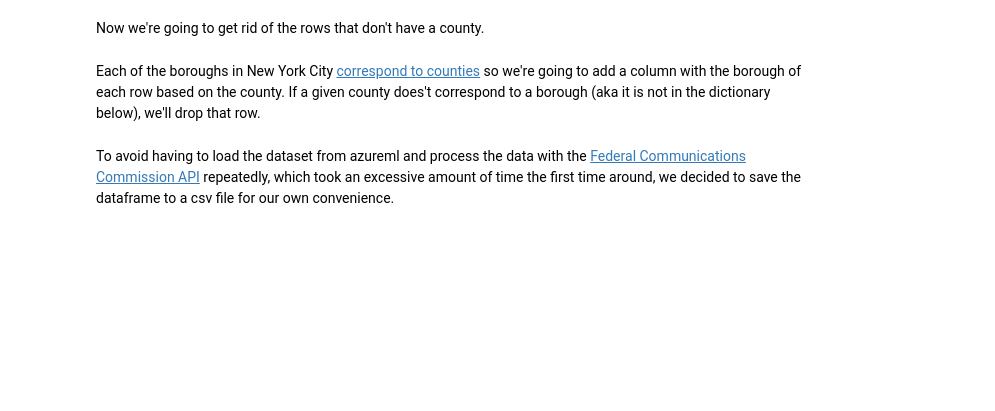
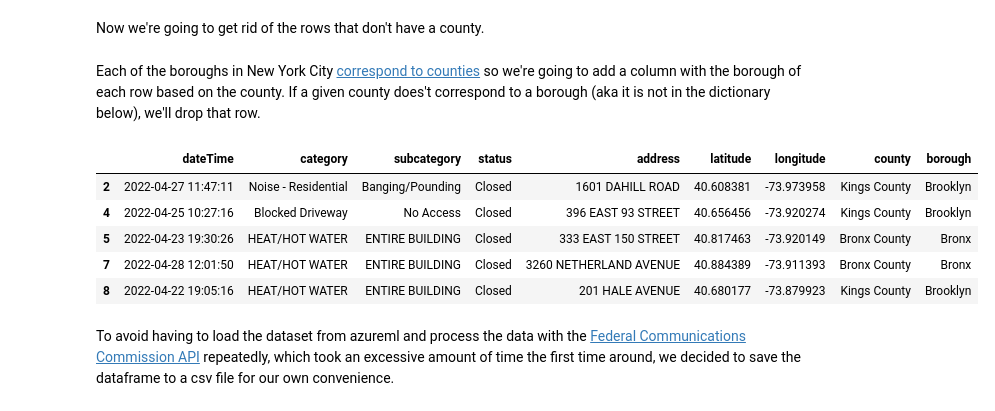
Before and after one commit to sadena27/sadena27.github.io, a Jupyter notebook: Final Project.ipynb, the cells around one changed output. Cells and saved outputs as stored; diff of their text form; code cells hidden in the pictures; blank space fills up the shorter version.

```diff
--- a/Final Project.ipynb
+++ b/Final Project.ipynb
@@ -105,13 +121,21 @@ Each of the boroughs in New York City [correspond to counties](https://portal.31
 # %%
 # Dictionary of each county and which borough it corresponds to
 county_to_borough = {"Bronx County": "Bronx",
                      "Kings County": "Brooklyn",
                      "New York County": "Manhattan",
                      "Queens County": "Queens",
                      "Richmond County": "Staten Island"}
 # Adds a column for the borough based on the county for each row
 df['borough'] = df['county'].apply(lambda x:county_to_borough[x] if x in county_to_borough.keys() else np.NaN)
 df = df.dropna(subset=['borough'])
+df.head()
+# %% [output]
+|  | dateTime | category | subcategory | status | address | latitude | longitude | county | borough |
+| 2 | 2022-04-27 11:47:11 | Noise - Residential | Banging/Pounding | Closed | 1601 DAHILL ROAD | 40.608381 | -73.973958 | Kings County | Brooklyn |
+| 4 | 2022-04-25 10:27:16 | Blocked Driveway | No Access | Closed | 396 EAST 93 STREET | 40.656456 | -73.920274 | Kings County | Brooklyn |
+| 5 | 2022-04-23 19:30:26 | HEAT/HOT WATER | ENTIRE BUILDING | Closed | 333 EAST 150 STREET | 40.817463 | -73.920149 | Bronx County | Bronx |
+| 7 | 2022-04-28 12:01:50 | HEAT/HOT WATER | ENTIRE BUILDING | Closed | 3260 NETHERLAND AVENUE | 40.884389 | -73.911393 | Bronx County | Bronx |
+| 8 | 2022-04-22 19:05:16 | HEAT/HOT WATER | ENTIRE BUILDING | Closed | 201 HALE AVENUE | 40.680177 | -73.879923 | Kings County | Brooklyn |
 # %% [markdown]
 To avoid having to load the dataset from azureml and process the data with the [Federal Communications Commission API](https://geo.fcc.gov/api/census/) repeatedly, which took an excessive amount of time the first time around, we decided to save the dataframe to a csv file for our own convenience.
 # %%
```
Also changed, not shown: parts of 23 cells of this notebook, 4 other files.
